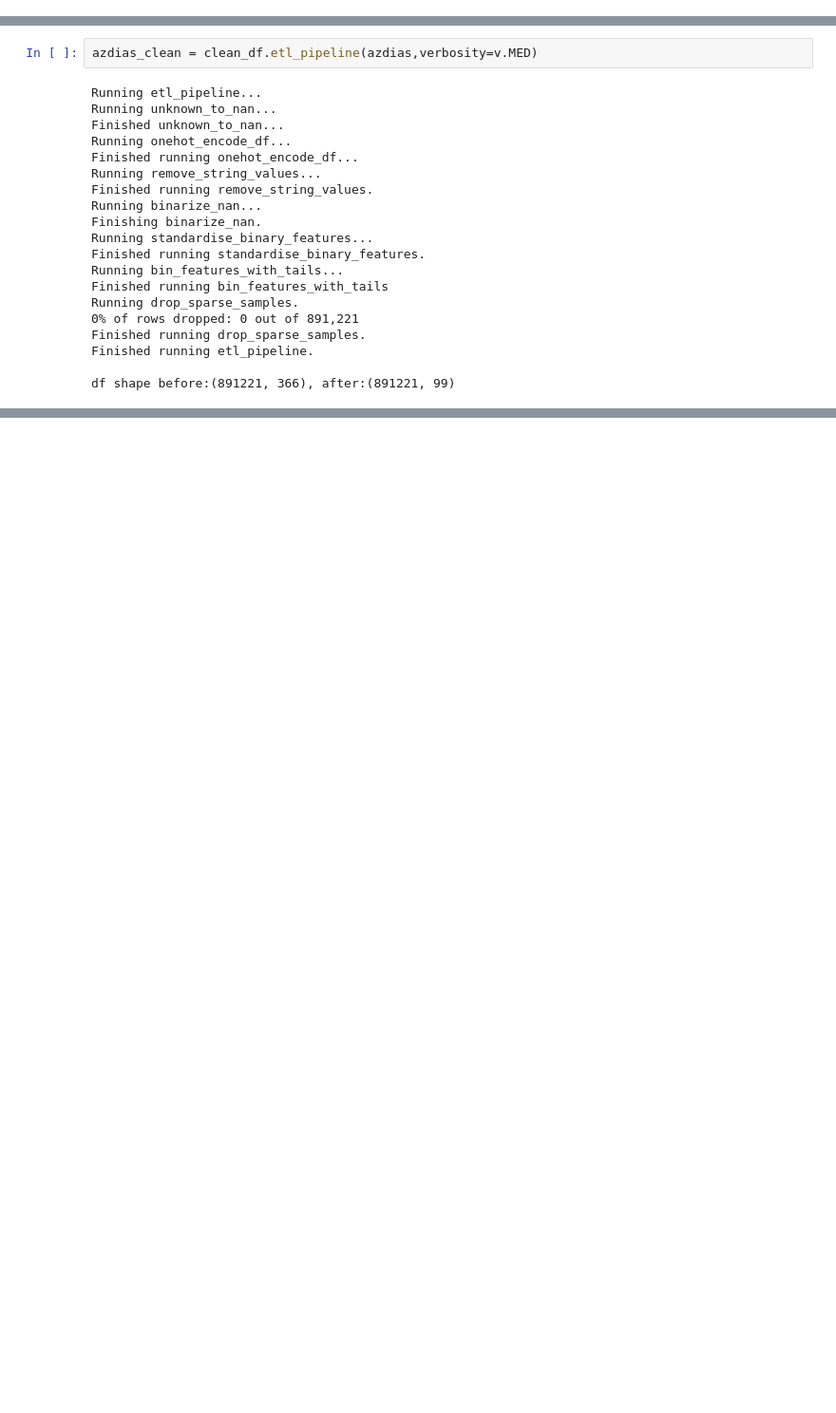
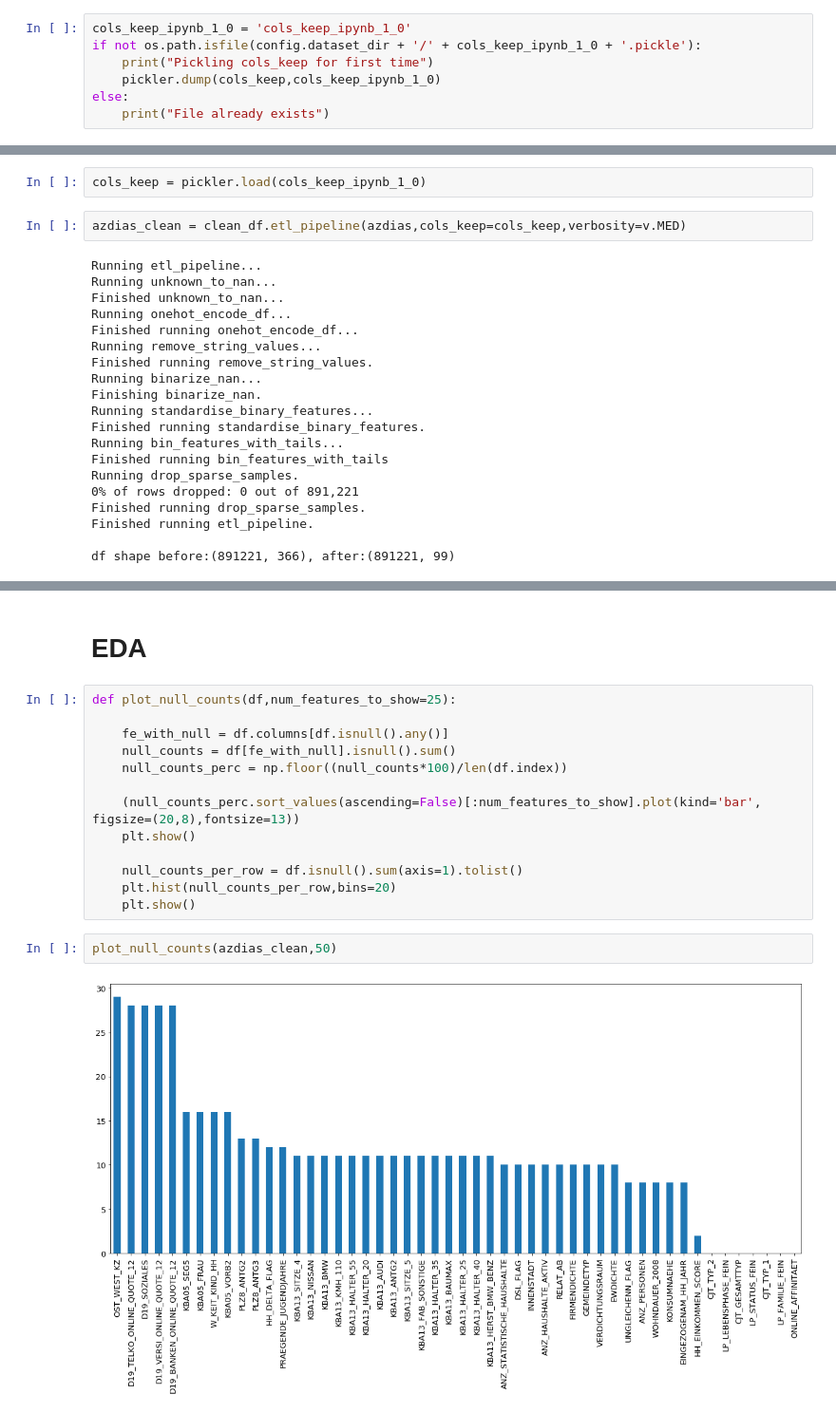
Before and after one commit to OliverFarren/arvato-udacity-customersegmentation, a Jupyter notebook: 1_customer_segmentation_report.ipynb, the cells around one changed output, grey strips where cells are left out. Shown at 95% size. Saved outputs shown, nothing was run; the diff lists cells and outputs as text; blank space fills up the shorter version.

Commit message:
fixed untracked files. Update to notebook 1_, up to impute values

```diff
--- a/1_customer_segmentation_report.ipynb
+++ b/1_customer_segmentation_report.ipynb
@@ -33,0 +39,7 @@ importlib.reload(clean_df)
+# %%
+cols_keep_ipynb_1_0 = 'cols_keep_ipynb_1_0'
+if not os.path.isfile(config.dataset_dir + '/' + cols_keep_ipynb_1_0 + '.pickle'):
+    print("Pickling cols_keep for first time")
+    pickler.dump(cols_keep,cols_keep_ipynb_1_0)
+else:
+    print("File already exists")
@@ -34,5 +48,7 @@ importlib.reload(clean_df)
+# %%
+cols_keep = pickler.load(cols_keep_ipynb_1_0)
 # %%
-azdias_clean = clean_df.etl_pipeline(azdias,verbosity=v.MED)
+azdias_clean = clean_df.etl_pipeline(azdias,cols_keep=cols_keep,verbosity=v.MED)
 # %% [output]
 Running etl_pipeline...
 Running unknown_to_nan...
@@ -66,0 +94,19 @@ Running binarize_nan...
+# %% [markdown]
+# EDA
+# %%
+def plot_null_counts(df,num_features_to_show=25):
+
+    fe_with_null = df.columns[df.isnull().any()]
+    null_counts = df[fe_with_null].isnull().sum()
+    null_counts_perc = np.floor((null_counts*100)/len(df.index))
+
+    (null_counts_perc.sort_values(ascending=False)[:num_features_to_show].plot(kind='bar', figsize=(20,8),fontsize=13))
+    plt.show()
+
+    null_counts_per_row = df.isnull().sum(axis=1).tolist()
+    plt.hist(null_counts_per_row,bins=20)
+    plt.show()
+# %%
+plot_null_counts(azdias_clean,50)
+# %% [output]
+[figure, added]
```
Also changed, not shown: parts of 31 cells of this notebook, 2 other files.
